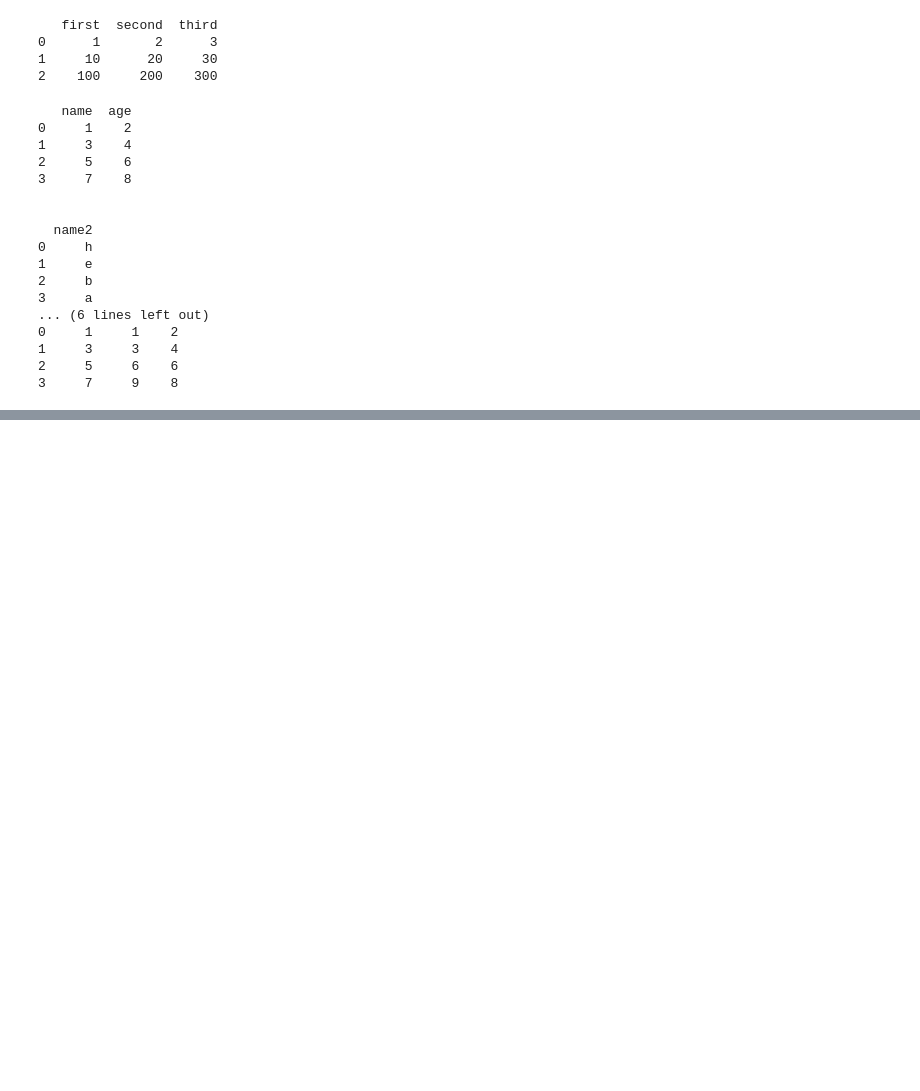
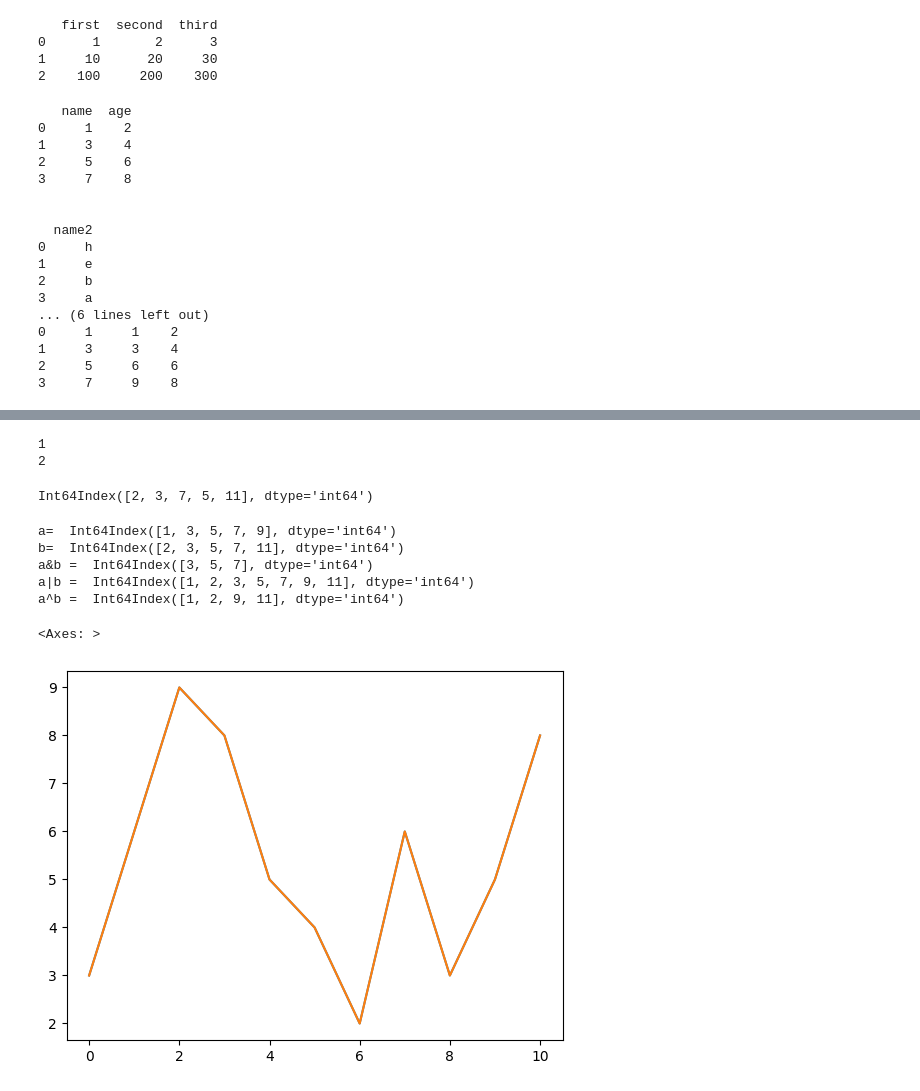
Before and after one commit to HebaSedik/machine-learning, a Jupyter notebook: pandas.ipynb, the cells around one changed output, grey strips where cells are left out. Cells and saved outputs as stored; diff of their text form; code cells hidden in the pictures; blank space fills up the shorter version.

```diff
--- a/pandas.ipynb
+++ b/pandas.ipynb
@@ -122,0 +170,38 @@ print(df1)
+# %%
+import pandas as pd
+data1 = pd.Series([1,2,3,4], index=['a', 'b', 'c', 'd'])
+data2 = pd.Series({'a':1,'b':2,'c':3,'d':4})
+print(data1['a'])
+print(data2['b'])
+# %% [output]
+1
+2
+# %%
+import pandas as pd
+x = pd.Index([2,3,7,5,11])
+print(x)
+# %% [output]
+Int64Index([2, 3, 7, 5, 11], dtype='int64')
+# %%
+import pandas as pd
+a = pd.Index([1, 3, 5, 7, 9])
+b = pd.Index([2, 3, 5, 7, 11])
+print("a= ",a)
+print("b= ",b)
+print("a&b = ",a & b)
+print("a|b = ",a | b)
+print("a^b = ",a ^ b)
+# %% [output]
+a=  Int64Index([1, 3, 5, 7, 9], dtype='int64')
+b=  Int64Index([2, 3, 5, 7, 11], dtype='int64')
+a&b =  Int64Index([3, 5, 7], dtype='int64')
+a|b =  Int64Index([1, 2, 3, 5, 7, 9, 11], dtype='int64')
+a^b =  Int64Index([1, 2, 9, 11], dtype='int64')
+# %%
+import pandas as pd
+data = pd.Series((3,6,9,8,5,4,2,6,3,5,8))
+data.plot()
+data.plot(kind='line')
+# %% [output]
+<Axes: >
+[figure, added]
```
Also changed, not shown: parts of 30 cells of this notebook.
